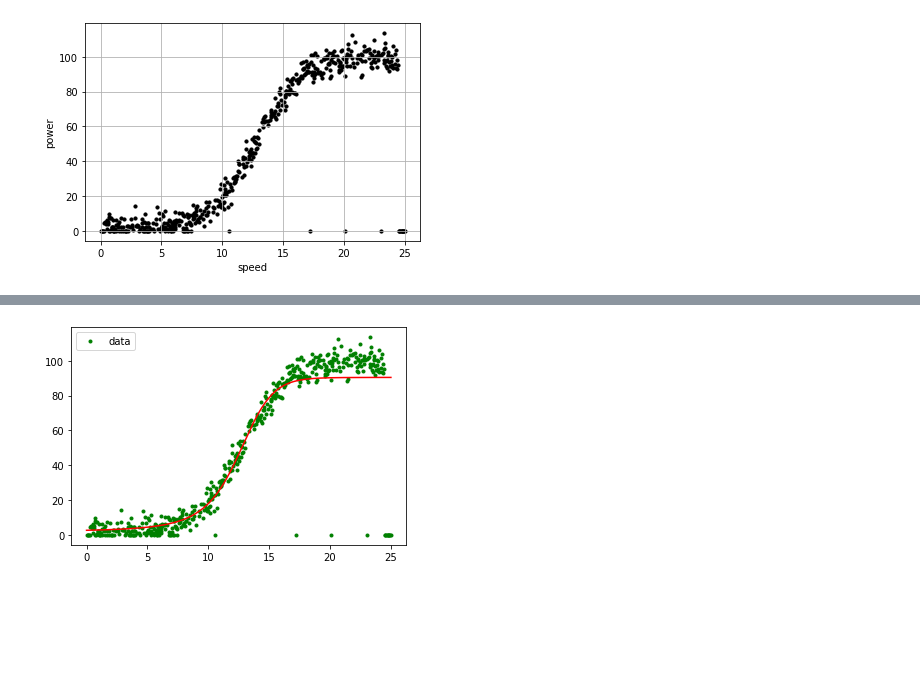
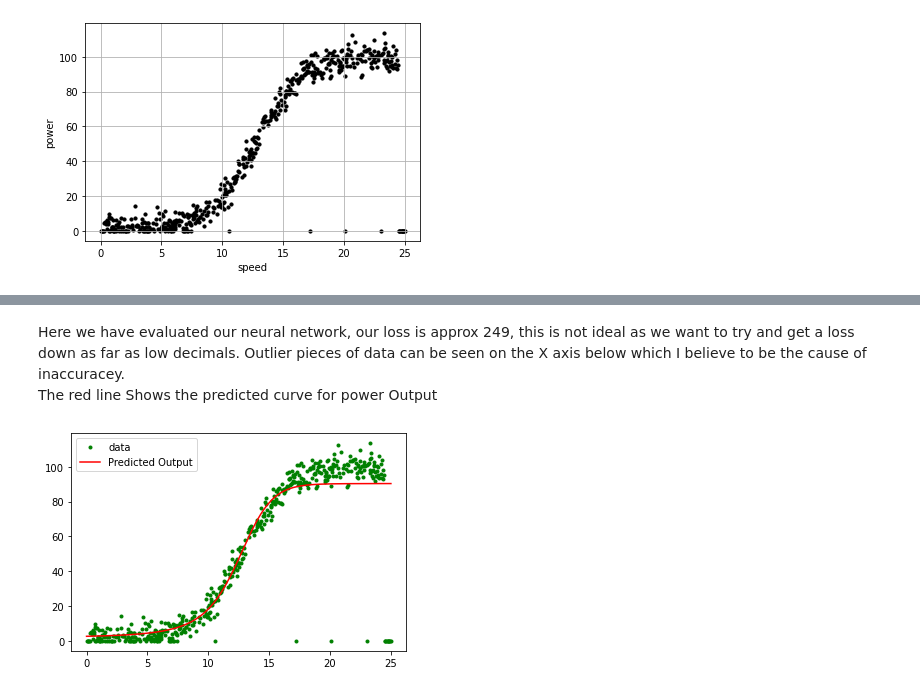
Before and after one commit to RobertDonnelly/Emerging-Tech-Project, a Jupyter notebook: myModel.ipynb, the cells around one changed output, grey strips where cells are left out. Saved outputs shown, nothing was run; the diff lists cells and outputs as text; code cells hidden in the pictures; blank space fills up the shorter version.

```diff
--- a/myModel.ipynb
+++ b/myModel.ipynb
@@ -83,10 +85,16 @@ model.evaluate(data.values[:,0] , data.values[:,1])
+# %% [markdown]
+Here we have evaluated our neural network, our loss is approx 249,
+this is not ideal as we want to try and get a loss down as far as low decimals.
+Outlier pieces of data can be seen on the X axis below which I believe to be the cause of
+inaccuracey.<br/>
+The red line Shows the predicted curve for power Output
 # %%
 #show the predict
-plot.plot(data.values[:,0] , data.values[:,1] ,('.g') , label='data')
-plot.plot(data.values[:,0], model.predict(data.values[:,0]), color='red')
-plot.legend();
+plt.plot(data.values[:,0] , data.values[:,1] ,('.g') , label='data')
+plt.plot(data.values[:,0], model.predict(data.values[:,0]), color='red',label='Predicted Output')
+plt.legend();
 # %% [output]
-[figure, old version]
+[figure, new version]
 # %%
 #save model
 model.save('model.h5')
```
Also changed, not shown: parts of 7 cells of this notebook, 1 other file.
